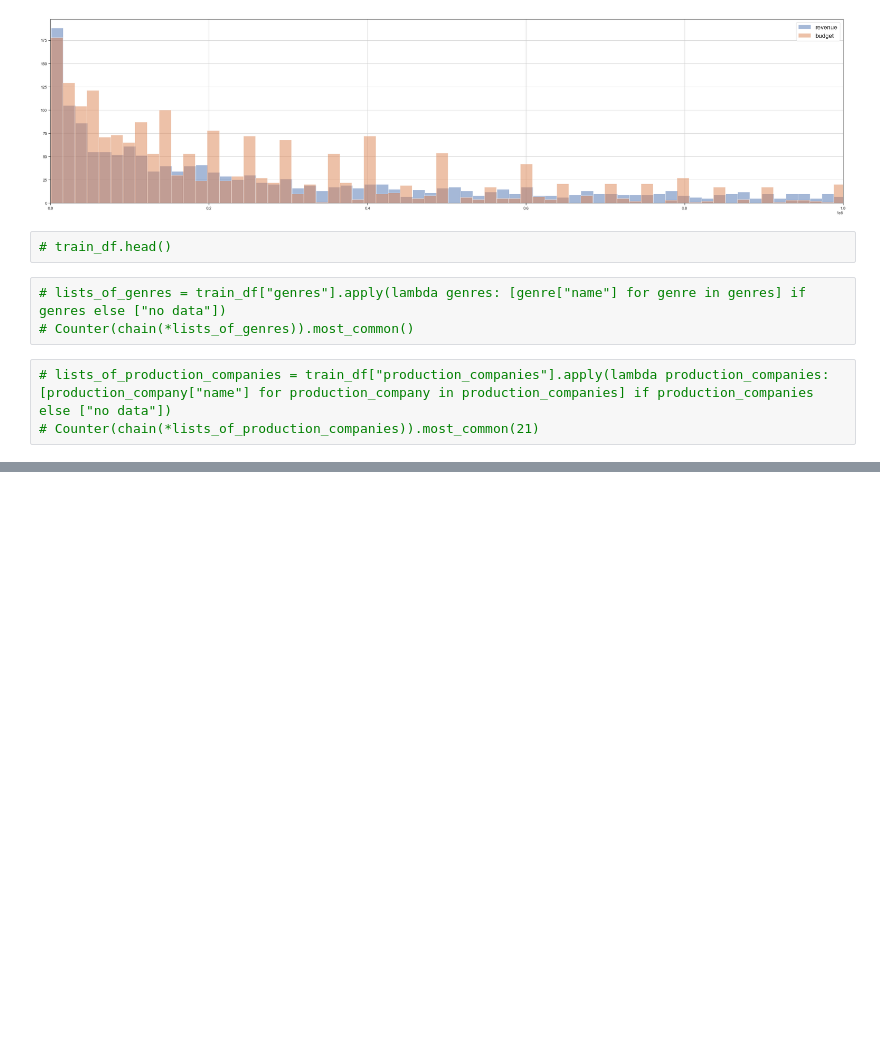
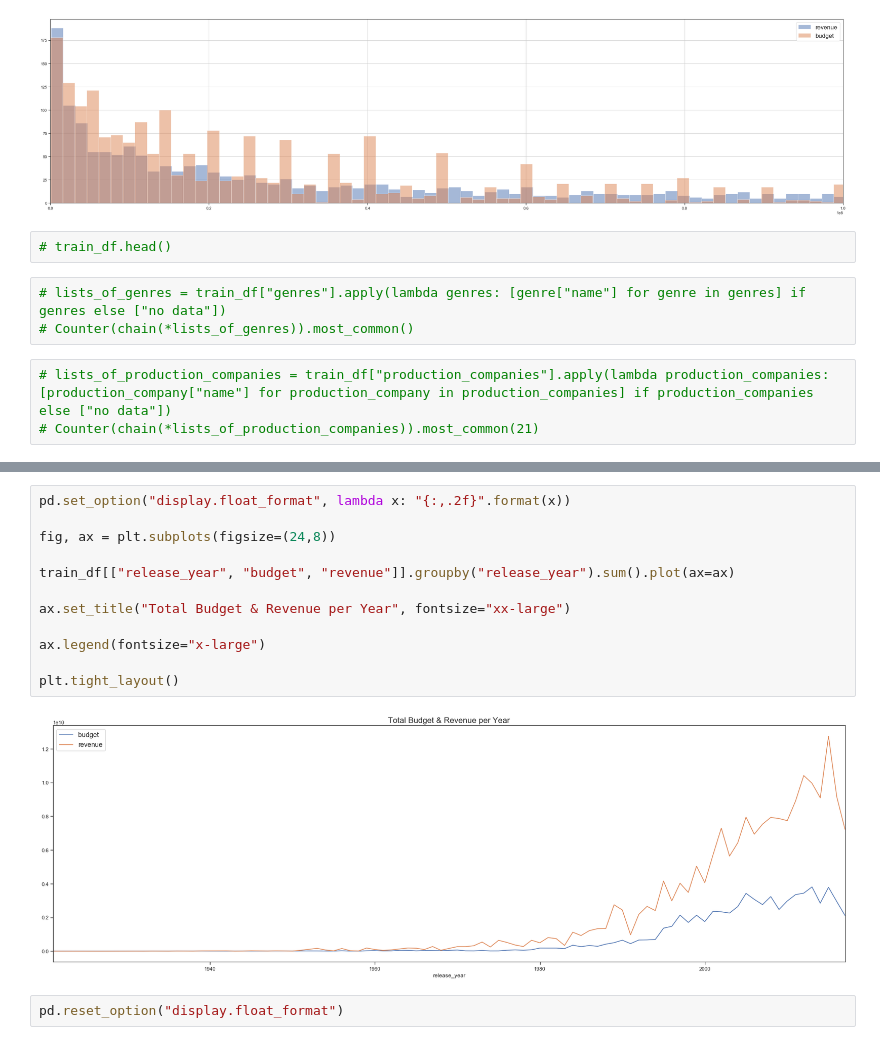
Before and after one commit to robert-myers/tmdb-box-office-prediction, a Jupyter notebook: Untitled.ipynb, the cells around one changed output, grey strips where cells are left out. Drawn from its saved outputs; the diff is of its cells as text; blank space fills up the shorter version.

```diff
--- a/Untitled.ipynb
+++ b/Untitled.ipynb
@@ -197,0 +189,16 @@ formatted_df.sort_values("roi", ascending=False)
+# %%
+pd.set_option("display.float_format", lambda x: "{:,.2f}".format(x))
+
+fig, ax = plt.subplots(figsize=(24,8))
+
+train_df[["release_year", "budget", "revenue"]].groupby("release_year").sum().plot(ax=ax)
+
+ax.set_title("Total Budget & Revenue per Year", fontsize="xx-large")
+
+ax.legend(fontsize="x-large")
+
+plt.tight_layout()
+# %% [output]
+[figure, added]
+# %%
+pd.reset_option("display.float_format")
```
Also changed, not shown: parts of 15 cells of this notebook.
